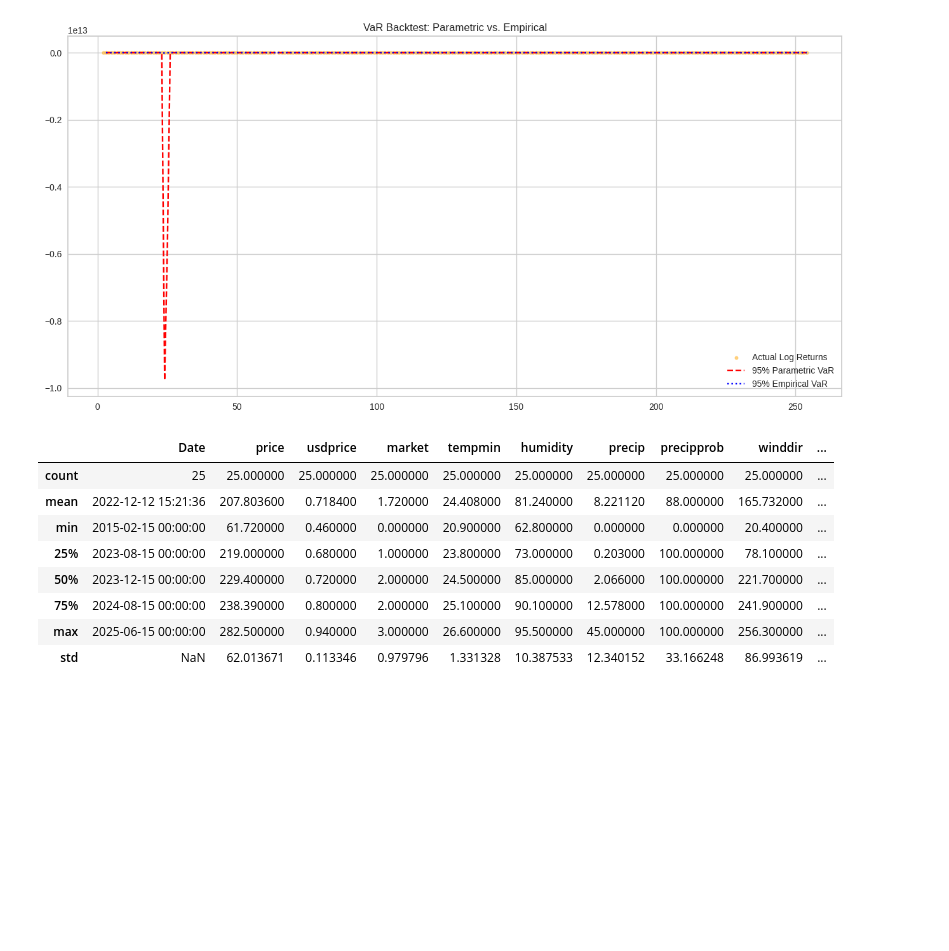
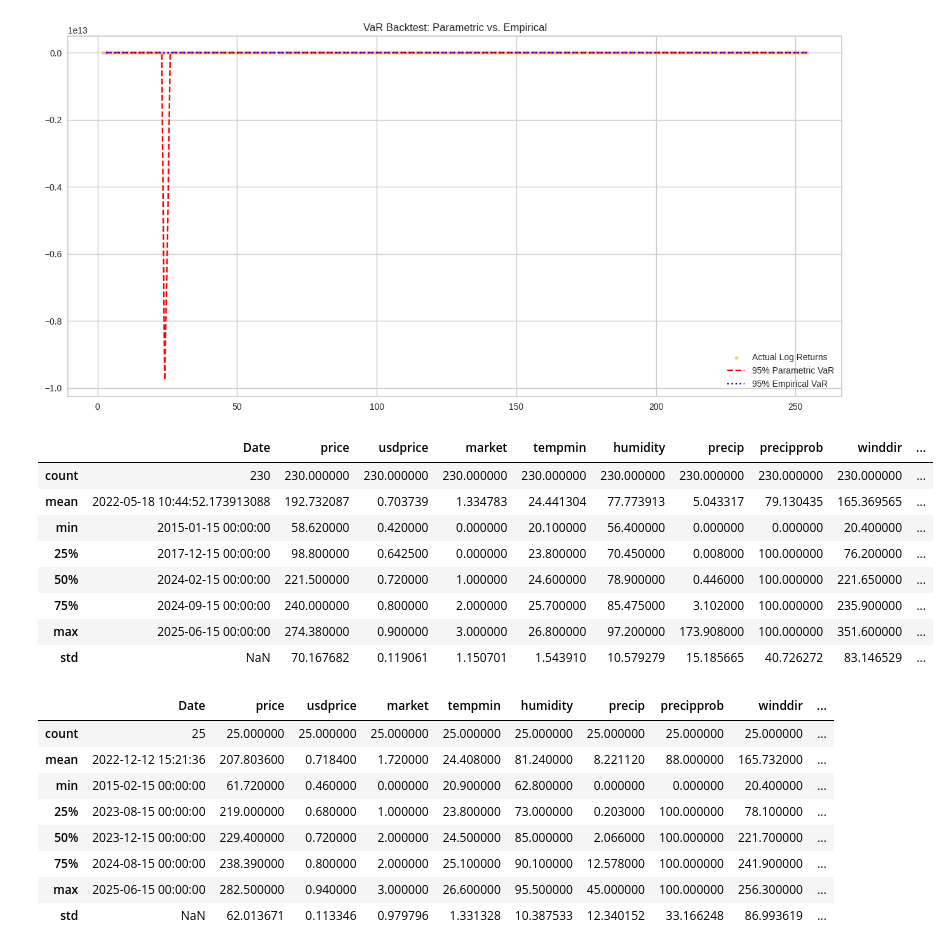
Before and after one commit to DVIlangamge/FYP--Rice-Price-Volatility-Analysis-and-Forecasting, a Jupyter notebook: FYP.ipynb, the cells around one changed output. Drawn from its saved outputs; the diff is of its cells as text; code cells hidden in the pictures; blank space fills up the shorter version.

```diff
--- a/FYP.ipynb
+++ b/FYP.ipynb
@@ -3300,6 +3300,18 @@ plt.legend()
 plt.show()
 # %% [output]
 [figure]
+# %%
+model_data.describe()
+# %% [output]
+|  | Date | price | usdprice | market | tempmin | humidity | precip | precipprob | winddir | ... |
+| count | 230 | 230.000000 | 230.000000 | 230.000000 | 230.000000 | 230.000000 | 230.000000 | 230.000000 | 230.000000 | ... |
+| mean | 2022-05-18 10:44:52.173913088 | 192.732087 | 0.703739 | 1.334783 | 24.441304 | 77.773913 | 5.043317 | 79.130435 | 165.369565 | ... |
+| min | 2015-01-15 00:00:00 | 58.620000 | 0.420000 | 0.000000 | 20.100000 | 56.400000 | 0.000000 | 0.000000 | 20.400000 | ... |
+| 25% | 2017-12-15 00:00:00 | 98.800000 | 0.642500 | 0.000000 | 23.800000 | 70.450000 | 0.008000 | 100.000000 | 76.200000 | ... |
+| 50% | 2024-02-15 00:00:00 | 221.500000 | 0.720000 | 1.000000 | 24.600000 | 78.900000 | 0.446000 | 100.000000 | 221.650000 | ... |
+| 75% | 2024-09-15 00:00:00 | 240.000000 | 0.800000 | 2.000000 | 25.700000 | 85.475000 | 3.102000 | 100.000000 | 235.900000 | ... |
+| max | 2025-06-15 00:00:00 | 274.380000 | 0.900000 | 3.000000 | 26.800000 | 97.200000 | 173.908000 | 100.000000 | 351.600000 | ... |
+| std | NaN | 70.167682 | 0.119061 | 1.150701 | 1.543910 | 10.579279 | 15.185665 | 40.726272 | 83.146529 | ... |
 # %%
 model_data_unseen.describe()
 # %% [output]
```
Also changed, not shown: parts of 1 cell of this notebook.
